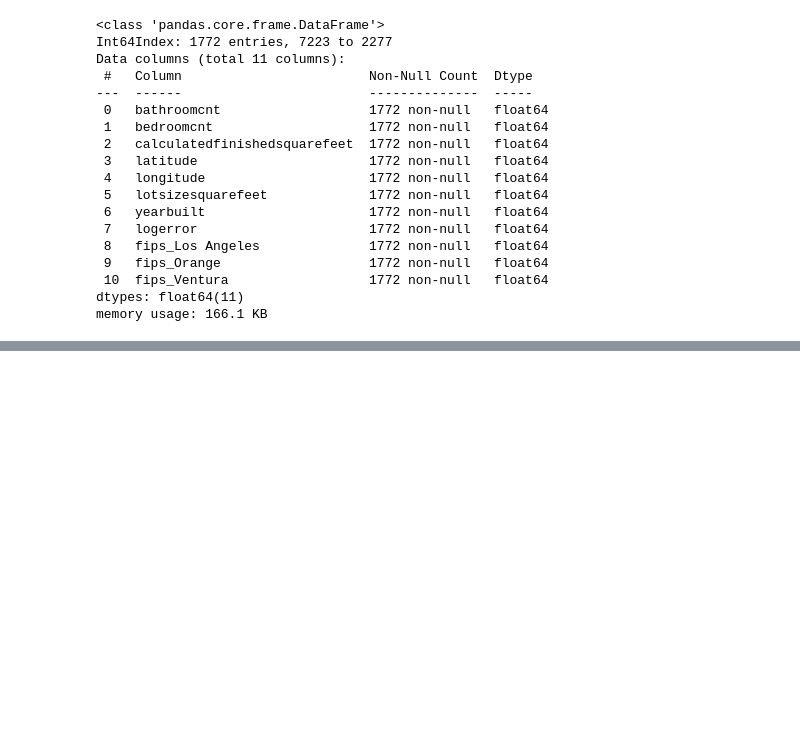
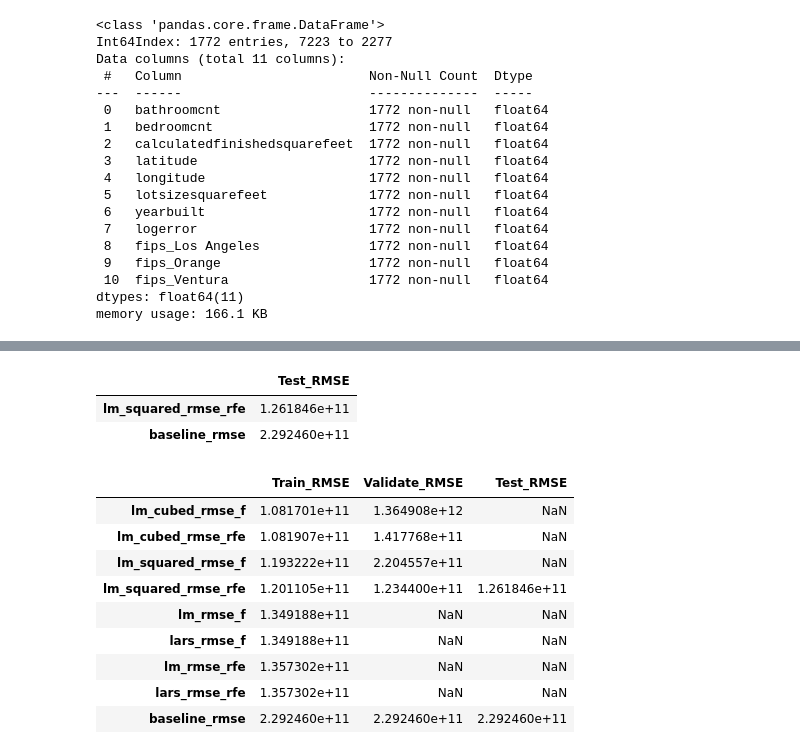
Before and after one commit to Estimating-Home-Value/Predicting-Tax-Assessed-Home-Values, a Jupyter notebook: scratchpad_shi.ipynb, the cells around one changed output, grey strips where cells are left out. Cells and saved outputs as stored; diff of their text form; code cells hidden in the pictures; blank space fills up the shorter version.

```diff
--- a/scratchpad_shi.ipynb
+++ b/scratchpad_shi.ipynb
@@ -2029,0 +2058,9 @@ X_test_scaled.head()
+# %%
+# Transform X_test_scaled_rfe to squared
+
+X_test_scaled_squared_rfe = pf2.transform(X_test_scaled_rfe)
+# %%
+lm_squared_pred_rfe = lm_squared_rfe.predict(X_test_scaled_squared_rfe)
+
+lm_squared_rmse_rfe = mean_squared_error(y_test, lm_squared_pred_rfe)**1/2
+lm_squared_rmse_rfe
@@ -2029,0 +2078,26 @@ X_test_scaled.head()
+# %%
+rmse_values = [baseline_rmse,lm_squared_rmse_rfe]
+rmse_index = ['baseline_rmse','lm_squared_rmse_rfe']
+
+rmse_test = pd.DataFrame(rmse_values, index=rmse_index, columns=['Test_RMSE'])
+rmse_test.sort_values(by='Test_RMSE')
+# %% [output]
+|  | Test_RMSE |
+| lm_squared_rmse_rfe | 1.261846e+11 |
+| baseline_rmse | 2.292460e+11 |
+# %%
+rmse_overall = pd.concat([rmse, rmse_validate], axis=1)
+rmse_overall = pd.concat([rmse_overall, rmse_test], axis=1)
+
+rmse_overall.sort_values(by='Train_RMSE')
+# %% [output]
+|  | Train_RMSE | Validate_RMSE | Test_RMSE |
+| lm_cubed_rmse_f | 1.081701e+11 | 1.364908e+12 | NaN |
+| lm_cubed_rmse_rfe | 1.081907e+11 | 1.417768e+11 | NaN |
+| lm_squared_rmse_f | 1.193222e+11 | 2.204557e+11 | NaN |
+| lm_squared_rmse_rfe | 1.201105e+11 | 1.234400e+11 | 1.261846e+11 |
+| lm_rmse_f | 1.349188e+11 | NaN | NaN |
+| lars_rmse_f | 1.349188e+11 | NaN | NaN |
+| lm_rmse_rfe | 1.357302e+11 | NaN | NaN |
+| lars_rmse_rfe | 1.357302e+11 | NaN | NaN |
+| baseline_rmse | 2.292460e+11 | 2.292460e+11 | 2.292460e+11 |
```
Also changed, not shown: parts of 6 cells of this notebook.
